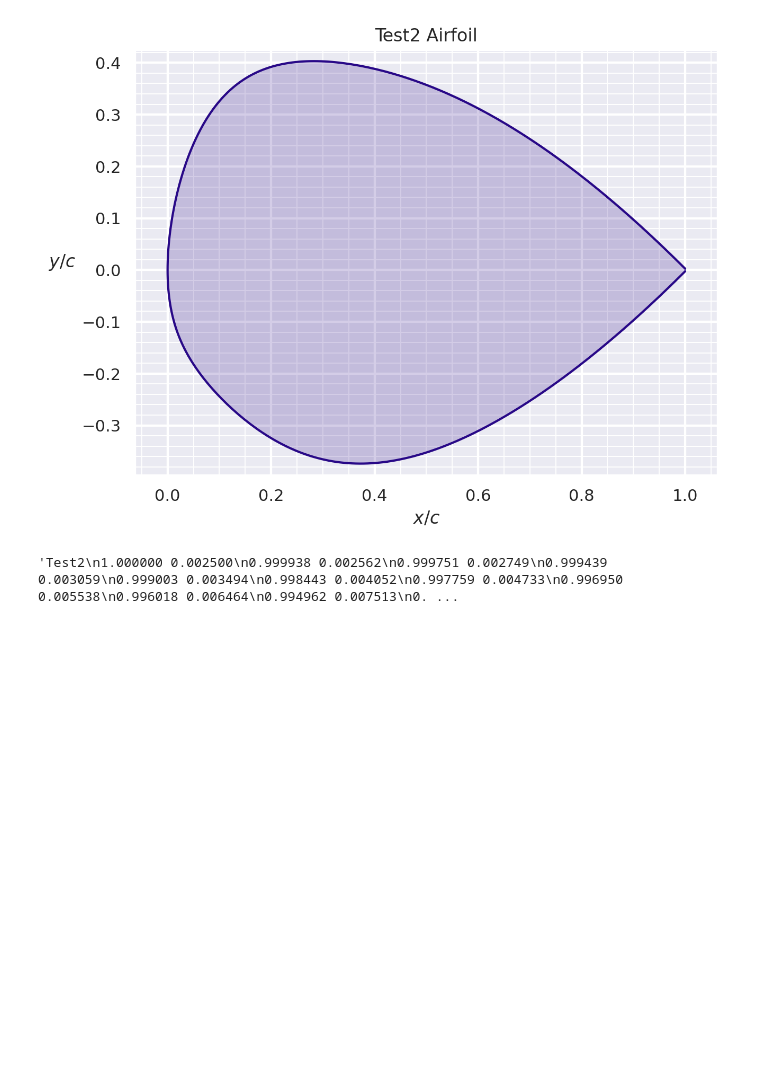
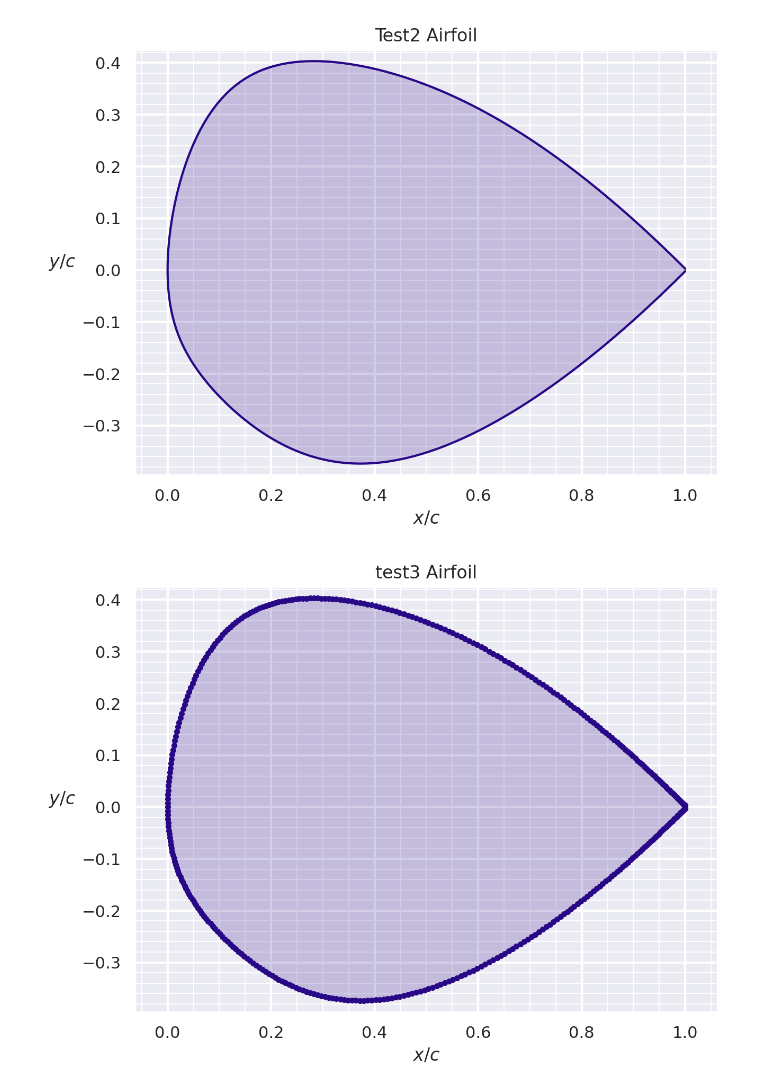
Before and after one commit to invinhtory/WattsNext, a Jupyter notebook: Watts_Next.ipynb, the cells around one changed output. Saved outputs shown, nothing was run; the diff lists cells and outputs as text; code cells hidden in the pictures; blank space fills up the shorter version.

```diff
--- a/Watts_Next.ipynb
+++ b/Watts_Next.ipynb
@@ -68,4 +90,5 @@ array([-1., -1., -1., -1., -1., -1., -1., -1.])
 # %%
+# This converts the dictionary of Kulfan parameters into a single list.
 def kulfan_to_bo(kf_params):
     list_lower = kf_params["lower_weights"]
     list_upper = kf_params["upper_weights"]
@@ -74,6 +97,7 @@ def kulfan_to_bo(kf_params):
     result = [leading_edge, trailing_edge, *list_upper, *list_lower]
     return result
 
+# This converts the list of Bayesian Optimization parameters back into a Kulfan parameter dictionary for the AeroSanbox library
 def bo_to_kulfan(bo):
     result = {"leading_edge_weight": bo[0],
               "TE_thickness": bo[1],
@@ -81,7 +105,8 @@ def bo_to_kulfan(bo):
               "lower_weights": bo[10:17]}
     return result
 
-def make_foil(kf, name):
+# Helper function to generate airfoils from given Kulfan parameters. Mostly there to help automate the code during BO process
+def make_foil_kf(kf, name):
     foil = asb.KulfanAirfoil(
     name=name,
     lower_weights=kf["lower_weights"],
@@ -90,3 +115,9 @@ def make_foil(kf, name):
     TE_thickness=kf["TE_thickness"],
 )
     return foil
+
+# Makes Kulfan airfoils from just (X,Y) coordinates from the BO optimization or .dat file.
+def make_foil_coords(coords, name):
+    foil = asb.Airfoil(name = name, coords = coords)
+    kf_foil = foil.to_kulfan_airfoil()
+    return kf_foil
@@ -102,13 +228,15 @@ print(kf_test)
 # %% [output]
 {'leading_edge_weight': 0.9, 'TE_thickness': 0.005, 'upper_weights': [1.0, 1.0, 1.0, 1.0, 1.0, 1.0, 1.0], 'lower_weights': [-1.0, -1.0, -1.0, -1.0, -1.0, -1.0, -1.0]}
 # %%
-test2 = make_foil(kf_test, "Test2")
+test2 = make_foil_kf(kf_test, "Test2")
 # %%
 test2.draw()
 # %% [output]
 [figure]
 # %%
-dat = test2.write_dat()
-dat
+coords = test2.coordinates
+test3 = asb.Airfoil("test3", coords)
-# %% [output]
-'Test2\n1.000000 0.002500\n0.999938 0.002562\n0.999751 0.002749\n0.999439 0.003059\n0.999003 0.003494\n0.998443 0.004052\n0.997759 0.004733\n0.996950 0.005538\n0.996018 0.006464\n0.994962 0.007513\n0. ...
+# %%
+test3.draw()
+# %% [output]
+[figure, added]
```
Also changed, not shown: parts of 22 cells of this notebook.
